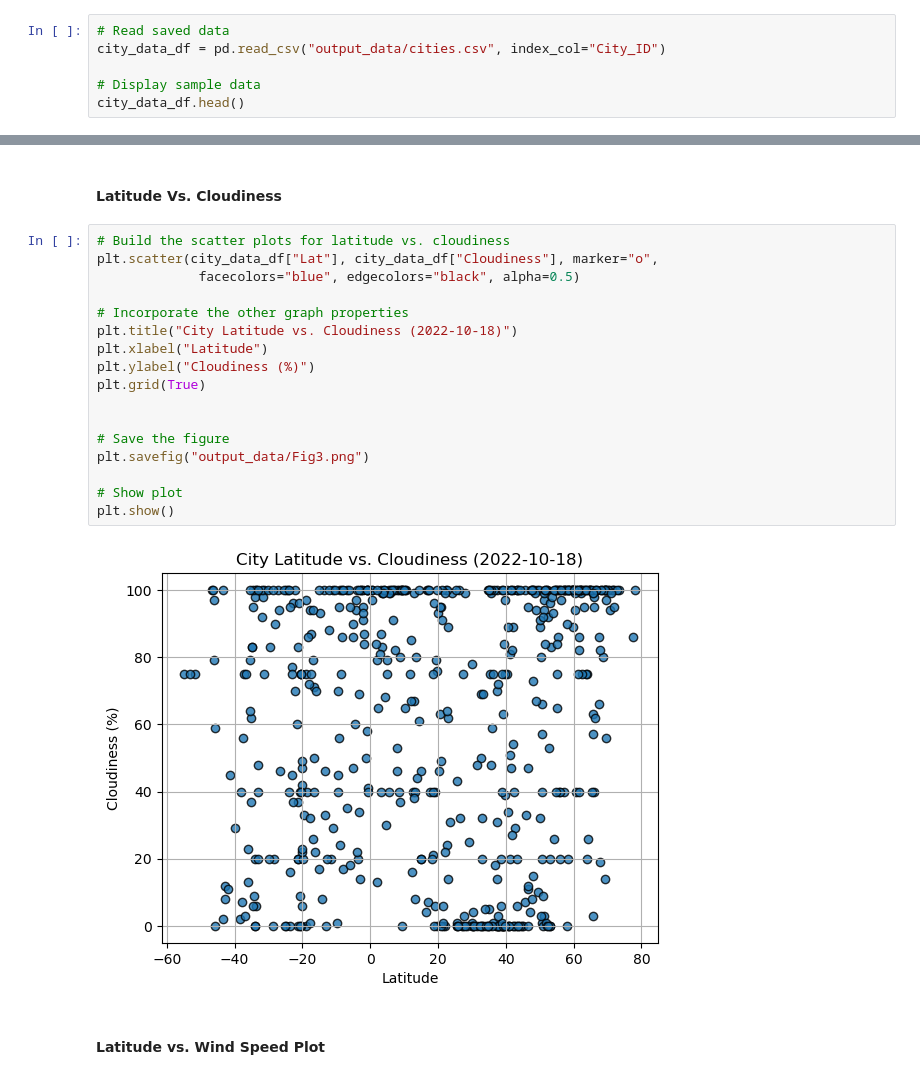
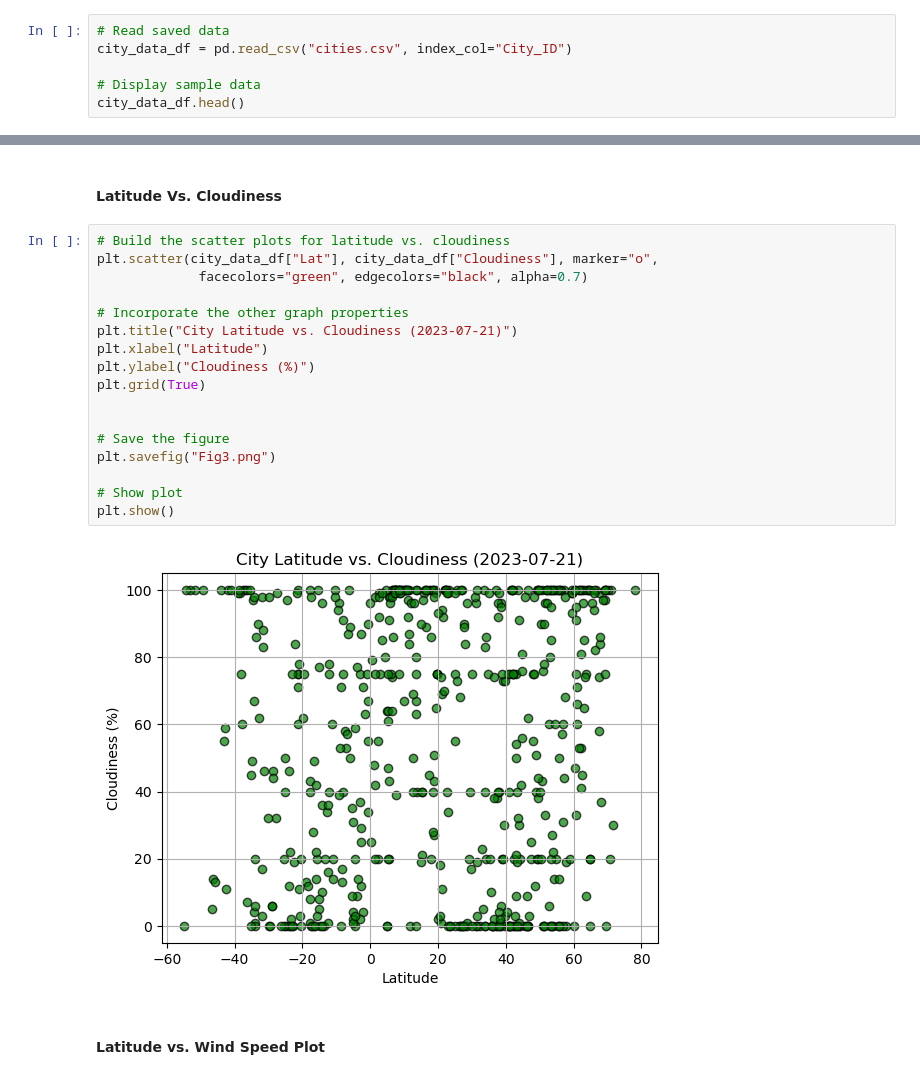
Before and after one commit to SivangiRaychoudhury/python-api-challenge, a Jupyter notebook: starter_code/WeatherPy.ipynb, the cells around one changed output, grey strips where cells are left out. Cells and saved outputs as stored; diff of their text form.

```diff
--- a/starter_code/WeatherPy.ipynb
+++ b/starter_code/WeatherPy.ipynb
@@ -187,6 +181,6 @@ city_data_df.to_csv("output_data/cities.csv", index_label="City_ID")
 # %%
 # Read saved data
-city_data_df = pd.read_csv("output_data/cities.csv", index_col="City_ID")
+city_data_df = pd.read_csv("cities.csv", index_col="City_ID")
 
 # Display sample data
 city_data_df.head()
@@ -245,22 +239,22 @@ plt.show()
 # %%
 # Build the scatter plots for latitude vs. cloudiness
 plt.scatter(city_data_df["Lat"], city_data_df["Cloudiness"], marker="o",
-             facecolors="blue", edgecolors="black", alpha=0.5)
+             facecolors="green", edgecolors="black", alpha=0.7)
 
 # Incorporate the other graph properties
-plt.title("City Latitude vs. Cloudiness (2022-10-18)")
+plt.title("City Latitude vs. Cloudiness (2023-07-21)")
 plt.xlabel("Latitude")
 plt.ylabel("Cloudiness (%)")
 plt.grid(True)
 
 
 # Save the figure
-plt.savefig("output_data/Fig3.png")
+plt.savefig("Fig3.png")
 
 # Show plot
 plt.show()
 # %% [output]
-[figure, old version]
+[figure, new version]
 # %% [markdown]
 #### Latitude vs. Wind Speed Plot
 # %%
```
Also changed, not shown: parts of 37 cells of this notebook, 2 other files.
